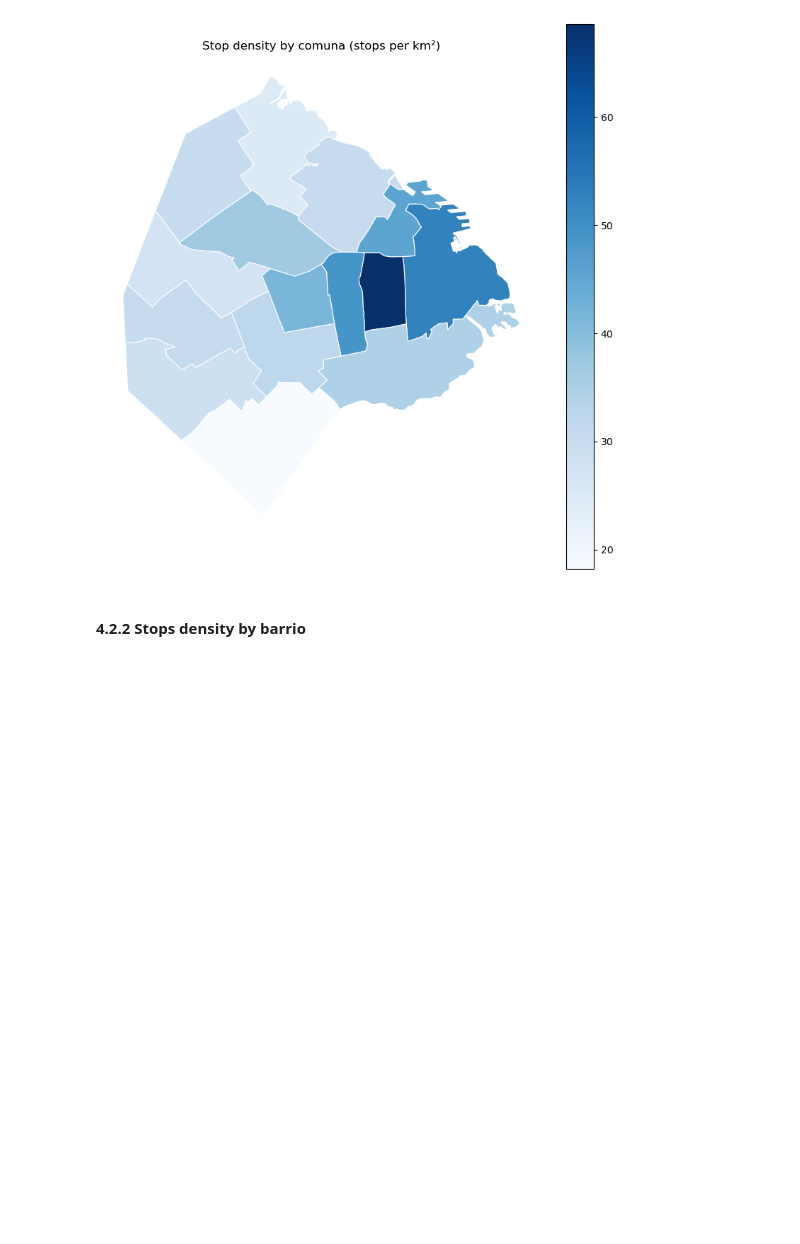
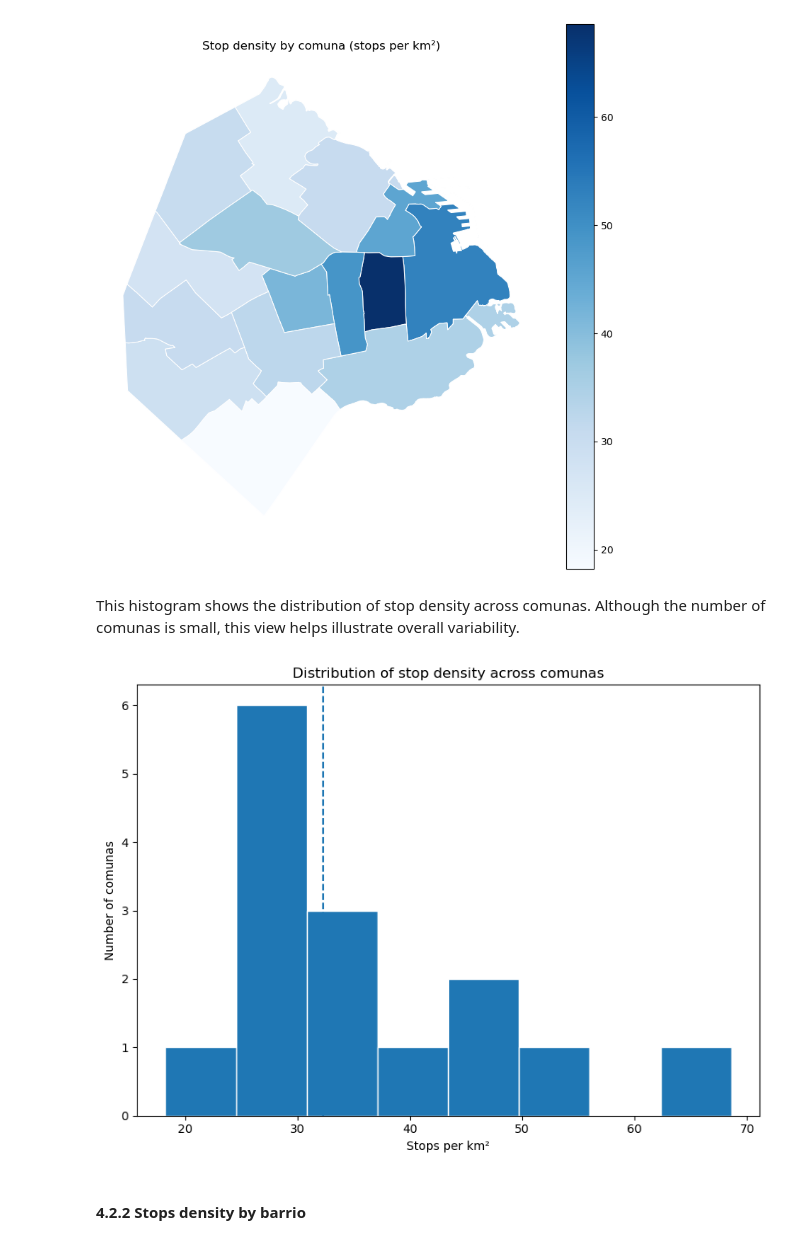
Before and after one commit to FacundoBerthet/caba-public-transport-analysis, a Jupyter notebook: notebooks/02_EDA_bus_stops.ipynb, the cells around one changed output. Drawn from its saved outputs; the diff is of its cells as text; code cells hidden in the pictures; blank space fills up the shorter version.

```diff
--- a/notebooks/02_EDA_bus_stops.ipynb
+++ b/notebooks/02_EDA_bus_stops.ipynb
@@ -479,5 +470,18 @@ ax.set_axis_off()
 plt.tight_layout()
 # %% [output]
 [figure]
+# %% [markdown]
+This histogram shows the distribution of stop density across comunas. Although the number of comunas is small, this view helps illustrate overall variability.
+# %%
+fig, ax = plt.subplots(figsize=(8,6))
+
+plt.hist(comunas["stops_per_km2"], bins=8, edgecolor="white")
+plt.axvline(comunas["stops_per_km2"].median(), linestyle="--")
+plt.title("Distribution of stop density across comunas")
+plt.xlabel("Stops per km²")
+plt.ylabel("Number of comunas")
+plt.tight_layout()
+# %% [output]
+[figure, added]
 # %% [markdown]
 #### 4.2.2 Stops density by barrio
```
Also changed, not shown: parts of 23 cells of this notebook.
